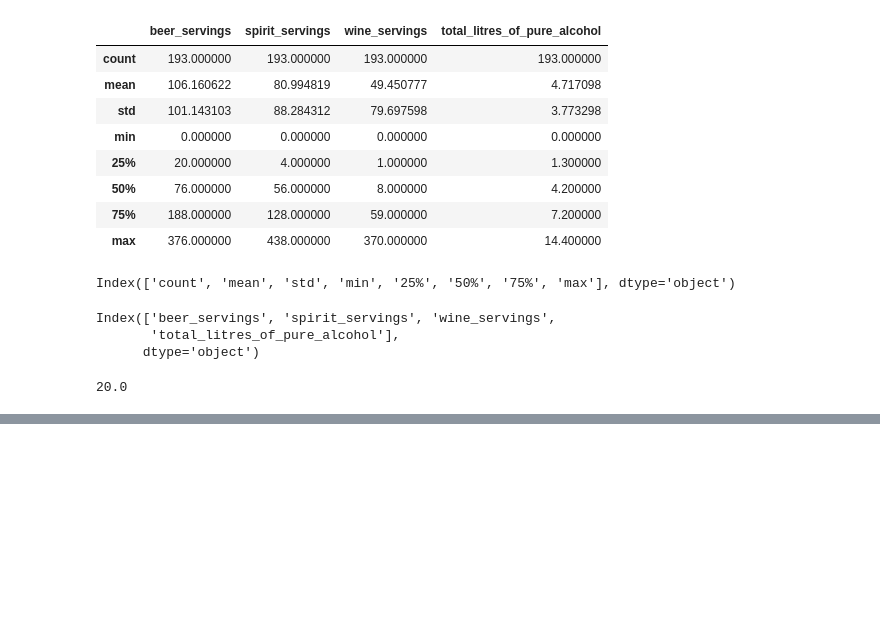
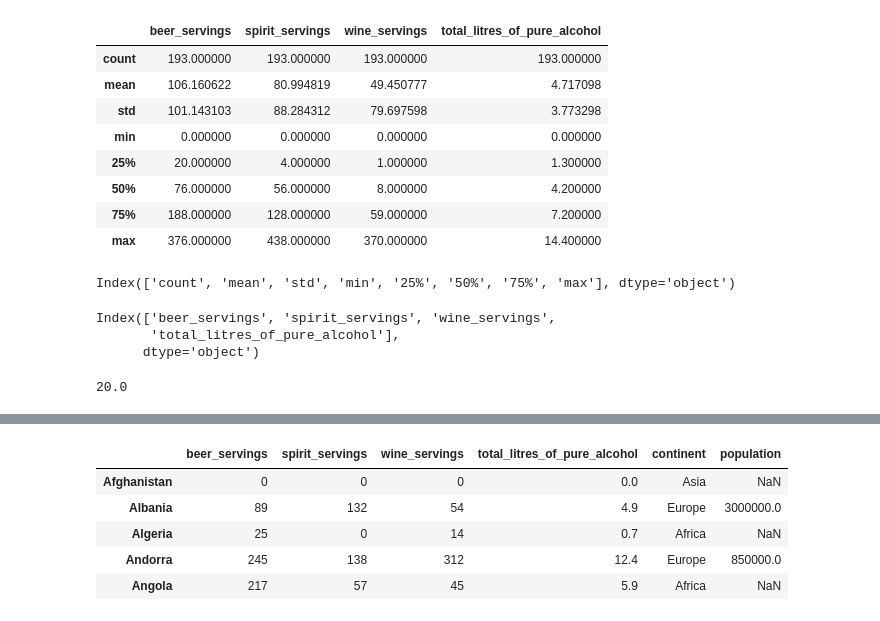
Before and after one commit to causapablo/Data-School, a Jupyter notebook: My practices on the course/Practicas Data School.ipynb, the cells around one changed output, grey strips where cells are left out. Saved outputs shown, nothing was run; the diff lists cells and outputs as text; code cells hidden in the pictures; blank space fills up the shorter version.

```diff
--- a/My practices on the course/Practicas Data School.ipynb
+++ b/My practices on the course/Practicas Data School.ipynb
@@ -1325,0 +1343,2 @@ pwd
+# %%
+drinks.set_index('country',inplace=True)
@@ -1325,0 +1397,3 @@ pwd
+# %%
+people = pd.Series([3000000,850000], index=['Albania','Andorra'], name = 'population')
+people
@@ -1325,0 +1428,10 @@ pwd
+# %%
+pd.concat([drinks,people],axis=1).head()
+# We can concat two dataframes even if they don't have the same dimention.
+# %% [output]
+|  | beer_servings | spirit_servings | wine_servings | total_litres_of_pure_alcohol | continent | population |
+| Afghanistan | 0 | 0 | 0 | 0.0 | Asia | NaN |
+| Albania | 89 | 132 | 54 | 4.9 | Europe | 3000000.0 |
+| Algeria | 25 | 0 | 14 | 0.7 | Africa | NaN |
+| Andorra | 245 | 138 | 312 | 12.4 | Europe | 850000.0 |
+| Angola | 217 | 57 | 45 | 5.9 | Africa | NaN |
```
Also changed, not shown: parts of 13 cells of this notebook.
